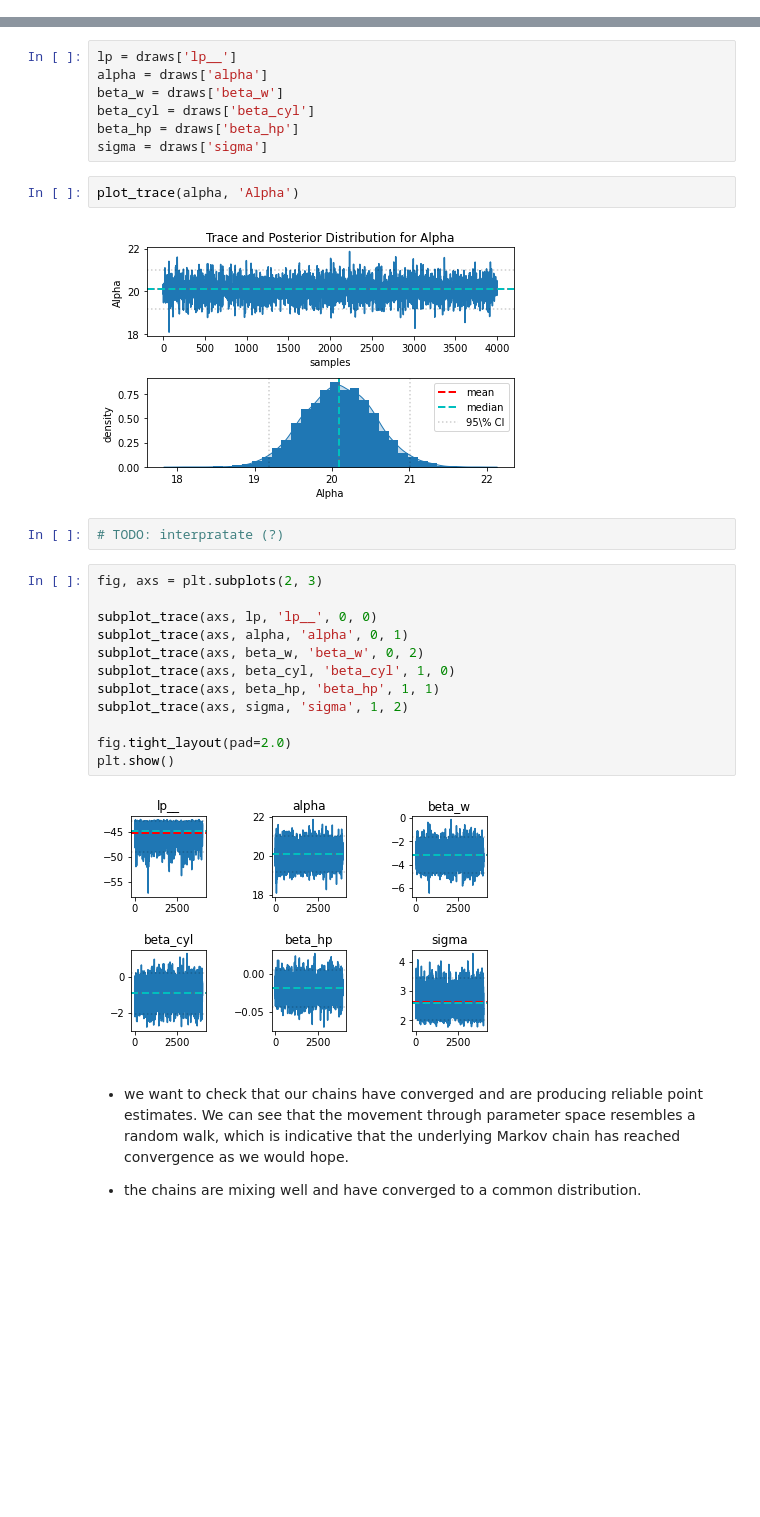
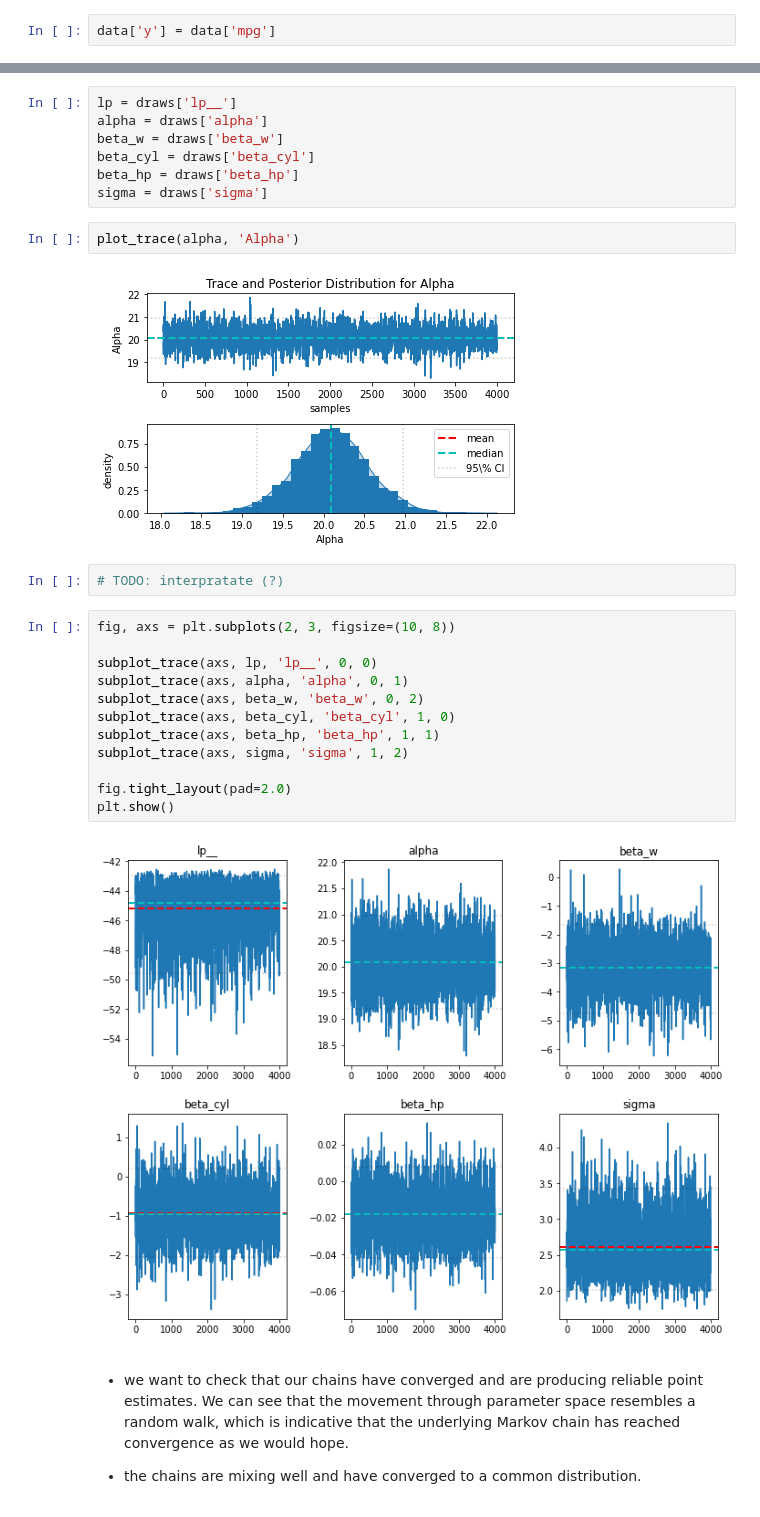
Before and after one commit to dominikwozniak/data-analytics, a Jupyter notebook: final/main.ipynb, the cells around one changed output, grey strips where cells are left out. Drawn from its saved outputs; the diff is of its cells as text; blank space fills up the shorter version.

```diff
--- a/final/main.ipynb
+++ b/final/main.ipynb
@@ -16,6 +16,8 @@ import matplotlib.pyplot as plt
 import seaborn as sns
 # %%
 data = pd.read_csv('data.csv')
+# %%
+data['y'] = data['mpg']
 # %%
 data.head()
 # %% [output]
@@ -282,23 +283,23 @@ sigma = draws['sigma']
 # %%
 plot_trace(alpha, 'Alpha')
 # %% [output]
-[figure, old version]
+[figure, new version]
 # %%
 # TODO: interpratate (?)
 # %%
-fig, axs = plt.subplots(2, 3)
+fig, axs = plt.subplots(2, 3, figsize=(10, 8))
 
 subplot_trace(axs, lp, 'lp__', 0, 0)
 subplot_trace(axs, alpha, 'alpha', 0, 1)
 subplot_trace(axs, beta_w, 'beta_w', 0, 2)
 subplot_trace(axs, beta_cyl, 'beta_cyl', 1, 0)
 subplot_trace(axs, beta_hp, 'beta_hp', 1, 1)
 subplot_trace(axs, sigma, 'sigma', 1, 2)
 
 fig.tight_layout(pad=2.0)
 plt.show()
 # %% [output]
-[figure, old version]
+[figure, new version]
 # %% [markdown]
  - we want to check that our chains have converged and are producing reliable point estimates. We can see that the movement through parameter space resembles a random walk, which is indicative that the underlying Markov chain has reached convergence as we would hope.
 
```
Also changed, not shown: parts of 40 cells of this notebook, 6 other files.
